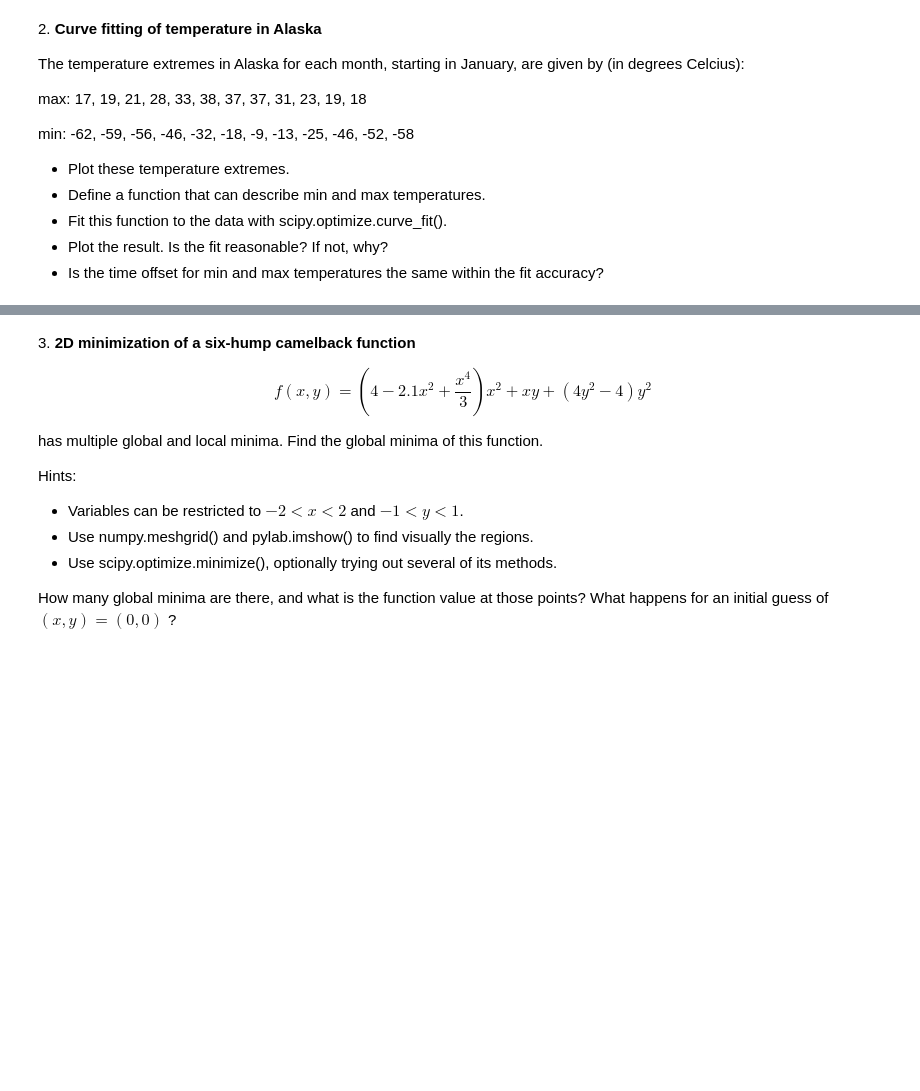
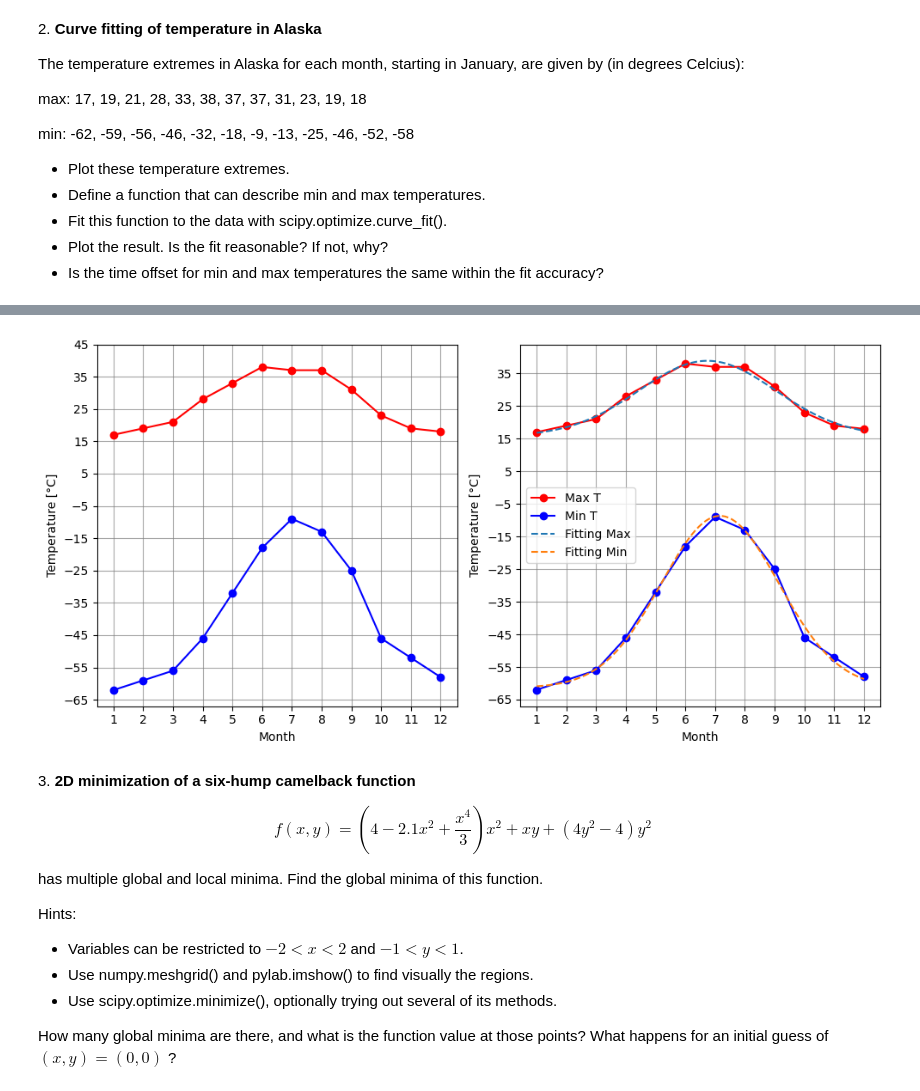
Before and after one commit to LucreziaRossi/LaboratoryOfComputationalPhysics_Y6, a Jupyter notebook: 09ex_Algorithms.ipynb, the cells around one changed output, grey strips where cells are left out. Cells and saved outputs as stored; diff of their text form; code cells hidden in the pictures; blank space fills up the shorter version.

```diff
--- a/09ex_Algorithms.ipynb
+++ b/09ex_Algorithms.ipynb
@@ -124,3 +72,48 @@ The time offset for min and max temperatures within the fit accuracy is approxim
+# %%
+import matplotlib.pyplot as plt
+from scipy import optimize as opt
+
+month=[1,2,3,4,5,6,7,8,9,10,11,12]
+max=[17, 19, 21, 28, 33, 38, 37, 37, 31, 23, 19, 18]
+min=[-62, -59, -56, -46, -32, -18, -9, -13, -25, -46, -52, -58]
+
+#1
+fig,ax=plt.subplots(1,2,figsize=(10,5))
+ax[0].plot(month,max,'ro-',label="Max T")
+ax[0].plot(month,min,'bo-',label="Min T")
+ax[0].set_xlabel("Month")
+ax[0].set_ylabel("Temperature [°C]")
+ax[0].set_xticks(np.arange(1,13,1))
+ax[0].set_yticks(np.arange(-65,50,10))
+ax[0].set_axisbelow(True)
+ax[0].grid(color='gray', linestyle='-',alpha=0.7)
+
+
+#2
+def T_func(x,mu,sigma, n, offset):
+    return n/np.sqrt(2*np.pi*sigma**2)*np.exp(-0.5*(x-mu)**2/sigma**2)+offset
+
+#3
+par_max,cov_max=opt.curve_fit(T_func,month,max,p0=(7,1,1,20))
+par_min,cov_min=opt.curve_fit(T_func,month,min,p0=(7,1,1,-60))
+
+#4
+x = np.linspace(1, 12, 100)
+ax[1].plot(month,max,'ro-',label="Max T")
+ax[1].plot(month,min,'bo-',label="Min T")
+ax[1].set_xlabel("Month")
+ax[1].set_ylabel("Temperature [°C]")
+ax[1].set_xticks(np.arange(1,13,1))
+ax[1].set_yticks(np.arange(-65,50,10))
+ax[1].plot(x,T_func(x,*par_max),'--',label='Fitting Max')
+ax[1].plot(x,T_func(x,*par_min),'--',label='Fitting Min')
+ax[1].set_axisbelow(True)
+ax[1].grid(color='gray', linestyle='-',alpha=0.7)
+plt.tight_layout()
+plt.legend()
+plt.show()
+# %% [output]
+[figure, added]
 # %% [markdown]
 3\. **2D minimization of a six-hump camelback function**
 
```
Also changed, not shown: parts of 1 cell of this notebook.
